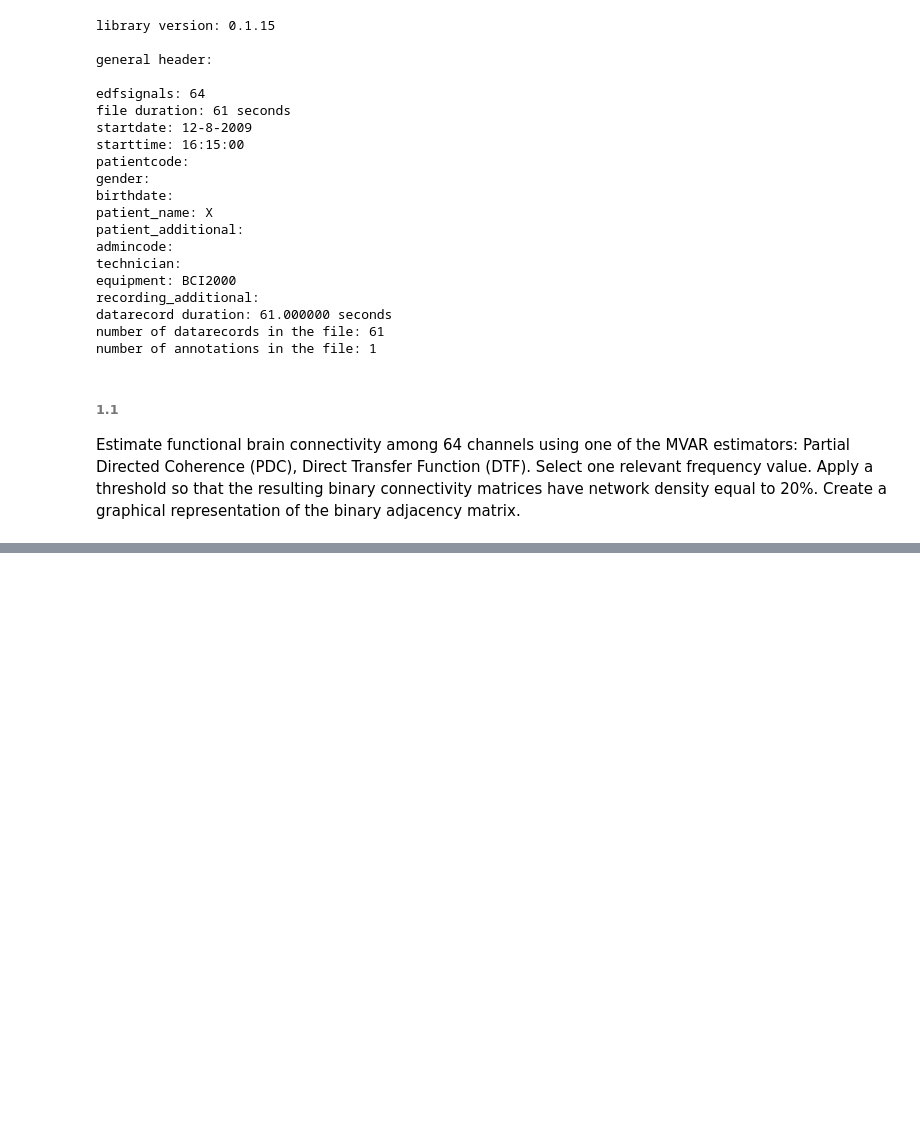
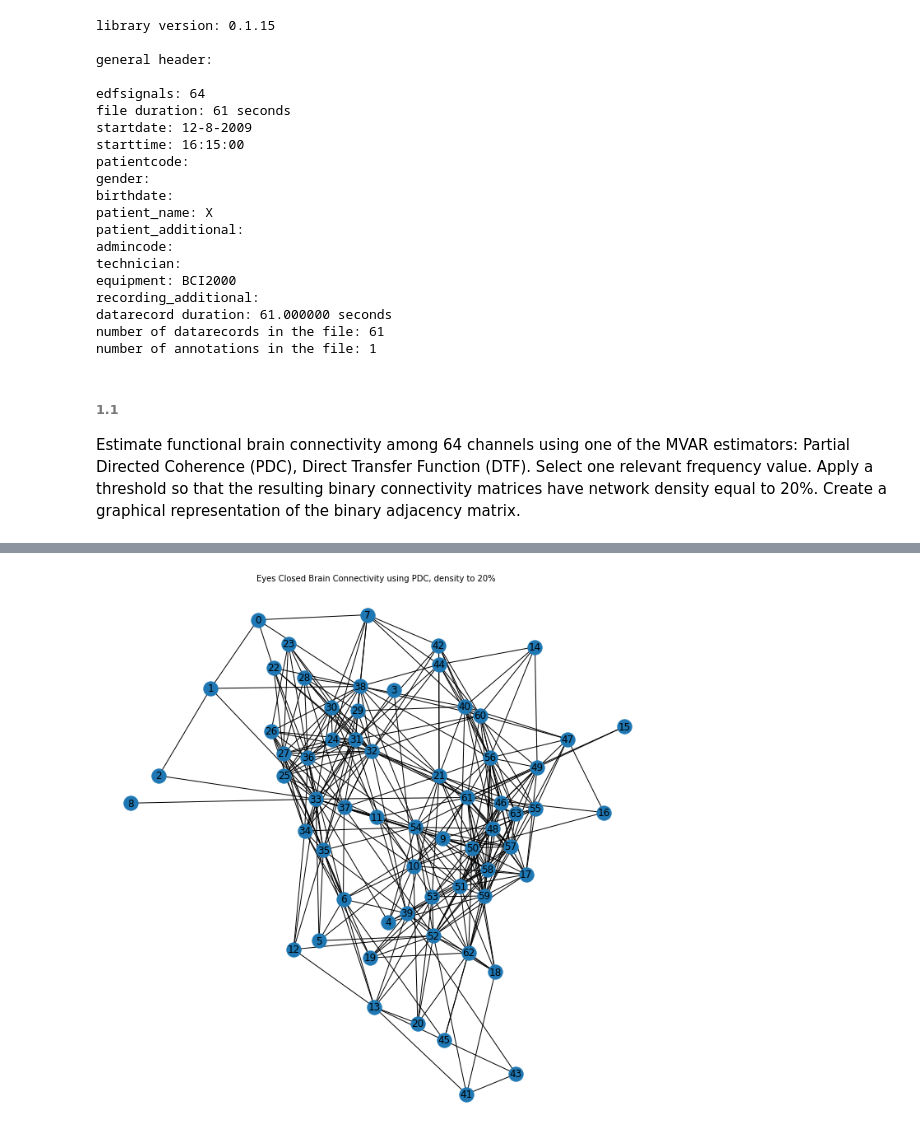
Before and after one commit to giuliacassara/BrainNetworkStudy, a Jupyter notebook: Analysis.ipynb, the cells around one changed output, grey strips where cells are left out. Cells and saved outputs as stored; diff of their text form; code cells hidden in the pictures; blank space fills up the shorter version.

```diff
--- a/Analysis.ipynb
+++ b/Analysis.ipynb
@@ -161,3 +174,13 @@ ec_adj = (ec_pdc > threshold).astype(int)
+# %%
+fig = plt.figure(figsize=(12,12))
+ax = plt.subplot(111)
+ax.set_title('Eyes Closed Brain Connectivity using PDC, density to 20% ', fontsize=10)
+G_closed = nx.Graph(ec_adj)
+nx.draw(G_closed, with_labels=True)
+plt.savefig("PDC_eyes_closed.png", format="PNG")
+plt.show()
+# %% [output]
+[figure, added]
 # %%
 #GRAPH THEORY
 
```
Also changed, not shown: parts of 5 cells of this notebook, 2 other files.
